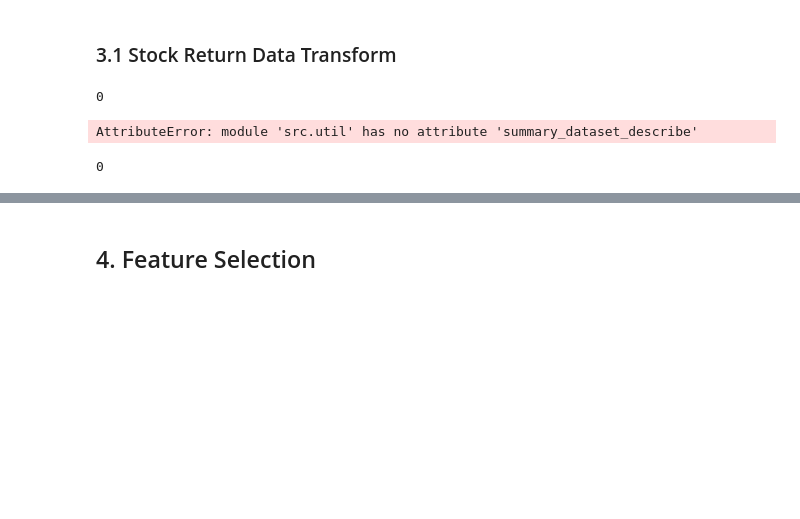
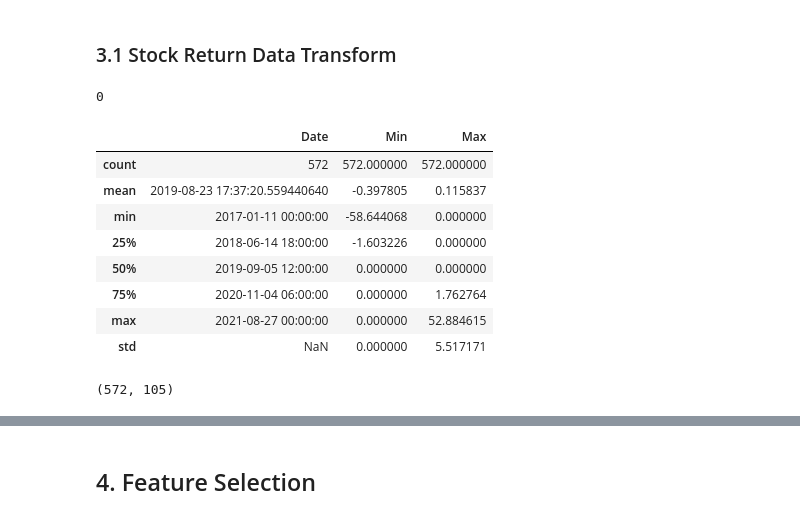
Before and after one commit to tgaufa/stock_prediction_time_series_modelling, a Jupyter notebook: 2. preprocessing.ipynb, the cells around one changed output, grey strips where cells are left out. Cells and saved outputs as stored; diff of their text form; code cells hidden in the pictures; blank space fills up the shorter version.

```diff
--- a/2. preprocessing.ipynb
+++ b/2. preprocessing.ipynb
@@ -13,7 +13,11 @@ config_data = util.load_config()
 ## 2. Load Dataset
 # %%
 def load_dataset(config_data: dict) -> pd.DataFrame:
+
+
     # Load every set of data
+    clean_data = util.pickle_load(config_data['clean_dataset_path'])
+
     x_train = util.pickle_load(config_data["train_set_path"][0])
     y_train = util.pickle_load(config_data["train_set_path"][1])
 
@@ -29,6 +33,6 @@ def load_dataset(config_data: dict) -> pd.DataFrame:
     test_set = pd.concat([x_test, y_test], axis = 1)
 
     # Return 3 set of data
-    return train_set, valid_set, test_set
+    return clean_data, train_set, valid_set, test_set
 # %%
-train_set, valid_set, test_set = load_dataset(config_data)
+clean_data, train_set, valid_set, test_set = load_dataset(config_data)
@@ -60,17 +90,36 @@ def transform_to_stock_return(dataset, params):
     #dataset.fillna(0, inplace=True)
 
     return dataset
+# %%
+def remove_outliers(df,n_std):
+    for col in df.columns:
+        #print('Working on column: {}'.format(col))
+
+        mean = df[col].mean()
+        sd = df[col].std()
+
+        df = df[(df[col] <= mean+(n_std*sd))]
+
+    return df
 # %%
 train_set_feng = transform_to_stock_return(dataset=train_set, params=config_data)
-train_set_feng.isna().any().sum()
+train_set_feng = remove_outliers(train_set_feng, 3)
-# %% [output]
-0
-# %%
-util.summary_dataset_describe(dataset=train_set_feng)
-# %% [output]
-AttributeError: module 'src.util' has no attribute 'summary_dataset_describe'
+# %%
+display(train_set_feng.isna().any().sum())
+display(util.summary_dataset_describe(dataset=train_set_feng))
+display(train_set_feng.shape)
+# %% [output]
+0
+|  | Date | Min | Max |
+| count | 572 | 572.000000 | 572.000000 |
+| mean | 2019-08-23 17:37:20.559440640 | -0.397805 | 0.115837 |
+| min | 2017-01-11 00:00:00 | -58.644068 | 0.000000 |
+| 25% | 2018-06-14 18:00:00 | -1.603226 | 0.000000 |
+| 50% | 2019-09-05 12:00:00 | 0.000000 | 0.000000 |
+| 75% | 2020-11-04 06:00:00 | 0.000000 | 1.762764 |
+| max | 2021-08-27 00:00:00 | 0.000000 | 52.884615 |
+| std | NaN | 0.000000 | 5.517171 |
+(572, 105)
 # %%
 test_set_feng = transform_to_stock_return(dataset=test_set, params=config_data)
-test_set_feng.isna().any().sum()
+test_set_feng = remove_outliers(test_set_feng, 3)
-# %% [output]
-0
```
Also changed, not shown: parts of 27 cells of this notebook, 13 other files.
